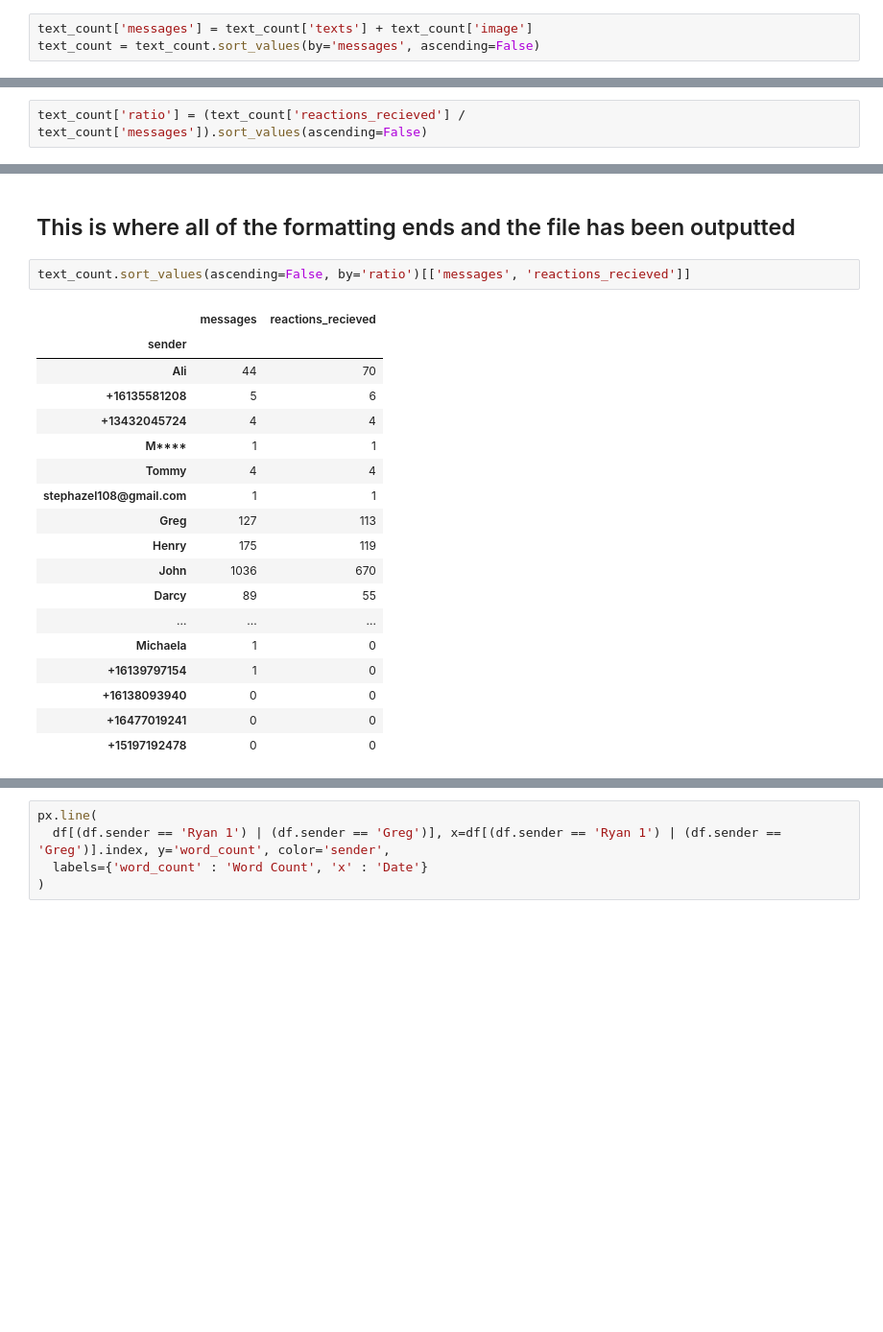
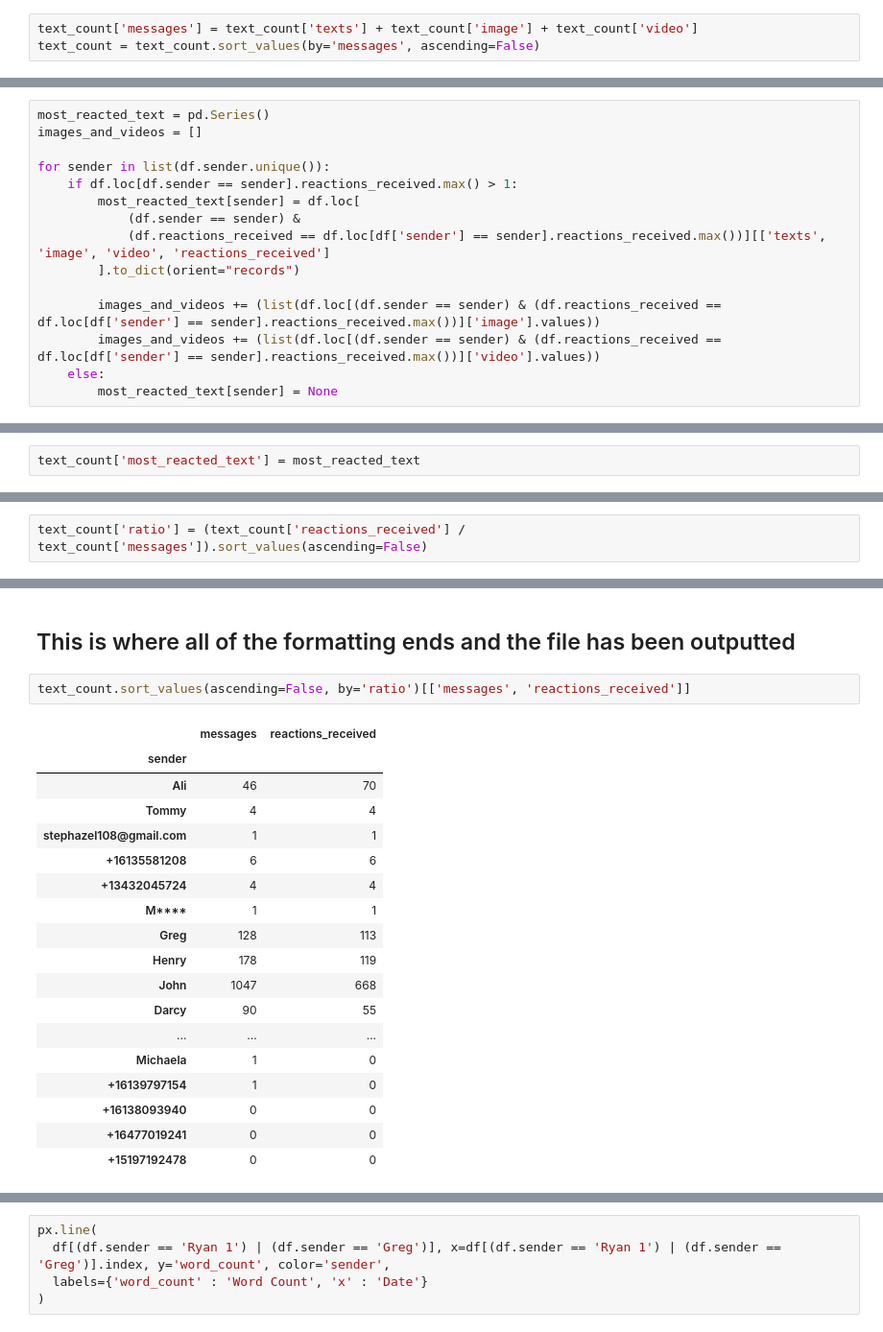
Before and after one commit to taipeik9/john-hole, a Jupyter notebook: john-hole.ipynb, the cells around one changed output, grey strips where cells are left out. Shown at 96% size. Cells and saved outputs as stored; diff of their text form; blank space fills up the shorter version.

```diff
--- a/john-hole.ipynb
+++ b/john-hole.ipynb
@@ -179,5 +177,5 @@ text_count['reactions_recieved'] = df.groupby('sender').sum()['reactions_recieve
 # %%
-text_count['messages'] = text_count['texts'] + text_count['image']
+text_count['messages'] = text_count['texts'] + text_count['image'] + text_count['video']
 text_count = text_count.sort_values(by='messages', ascending=False)
 # %%
 # Tommy reacted but did not send any messages
@@ -420,0 +402,15 @@ df.loc[df.sender == 'Ali']
+# %%
+most_reacted_text = pd.Series()
+images_and_videos = []
+
+for sender in list(df.sender.unique()):
+    if df.loc[df.sender == sender].reactions_received.max() > 1:
+        most_reacted_text[sender] = df.loc[
+            (df.sender == sender) &
+            (df.reactions_received == df.loc[df['sender'] == sender].reactions_received.max())][['texts', 'image', 'video', 'reactions_received']
+        ].to_dict(orient="records")
+
+        images_and_videos += (list(df.loc[(df.sender == sender) & (df.reactions_received == df.loc[df['sender'] == sender].reactions_received.max())]['image'].values))
+        images_and_videos += (list(df.loc[(df.sender == sender) & (df.reactions_received == df.loc[df['sender'] == sender].reactions_received.max())]['video'].values))
+    else:
+        most_reacted_text[sender] = None
@@ -421 +432,3 @@ df.loc[df.sender == 'Ali']
+# %%
+text_count['most_reacted_text'] = most_reacted_text
 # %%
@@ -423,5 +436,5 @@ df.loc[df.reactions_recieved == df.reactions_recieved.max()].texts.to_string()
 # %% [output]
 'dates\n2025-01-25 18:32:58    ￼'
 # %%
-text_count['ratio'] = (text_count['reactions_recieved'] / text_count['messages']).sort_values(ascending=False)
+text_count['ratio'] = (text_count['reactions_received'] / text_count['messages']).sort_values(ascending=False)
 # %%
@@ -429,20 +476,20 @@ text_count['ratio'] = (text_count['reactions_recieved'] / text_count['messages']
 # %% [markdown]
 ## This is where all of the formatting ends and the file has been outputted
 # %%
-text_count.sort_values(ascending=False, by='ratio')[['messages', 'reactions_recieved']]
+text_count.sort_values(ascending=False, by='ratio')[['messages', 'reactions_received']]
 # %% [output]
-|  | messages | reactions_recieved |
+|  | messages | reactions_received |
 | sender |  |  |
-| Ali | 44 | 70 |
-| +16135581208 | 5 | 6 |
+| Ali | 46 | 70 |
+| Tommy | 4 | 4 |
+| stephazel108@gmail.com | 1 | 1 |
+| +16135581208 | 6 | 6 |
 | +13432045724 | 4 | 4 |
 | M**** | 1 | 1 |
-| Tommy | 4 | 4 |
-| stephazel108@gmail.com | 1 | 1 |
-| Greg | 127 | 113 |
-| Henry | 175 | 119 |
-| John | 1036 | 670 |
-| Darcy | 89 | 55 |
+| Greg | 128 | 113 |
+| Henry | 178 | 119 |
+| John | 1047 | 668 |
+| Darcy | 90 | 55 |
 | ... | ... | ... |
 | Michaela | 1 | 0 |
 | +16139797154 | 1 | 0 |
```
Also changed, not shown: parts of 53 cells of this notebook.
